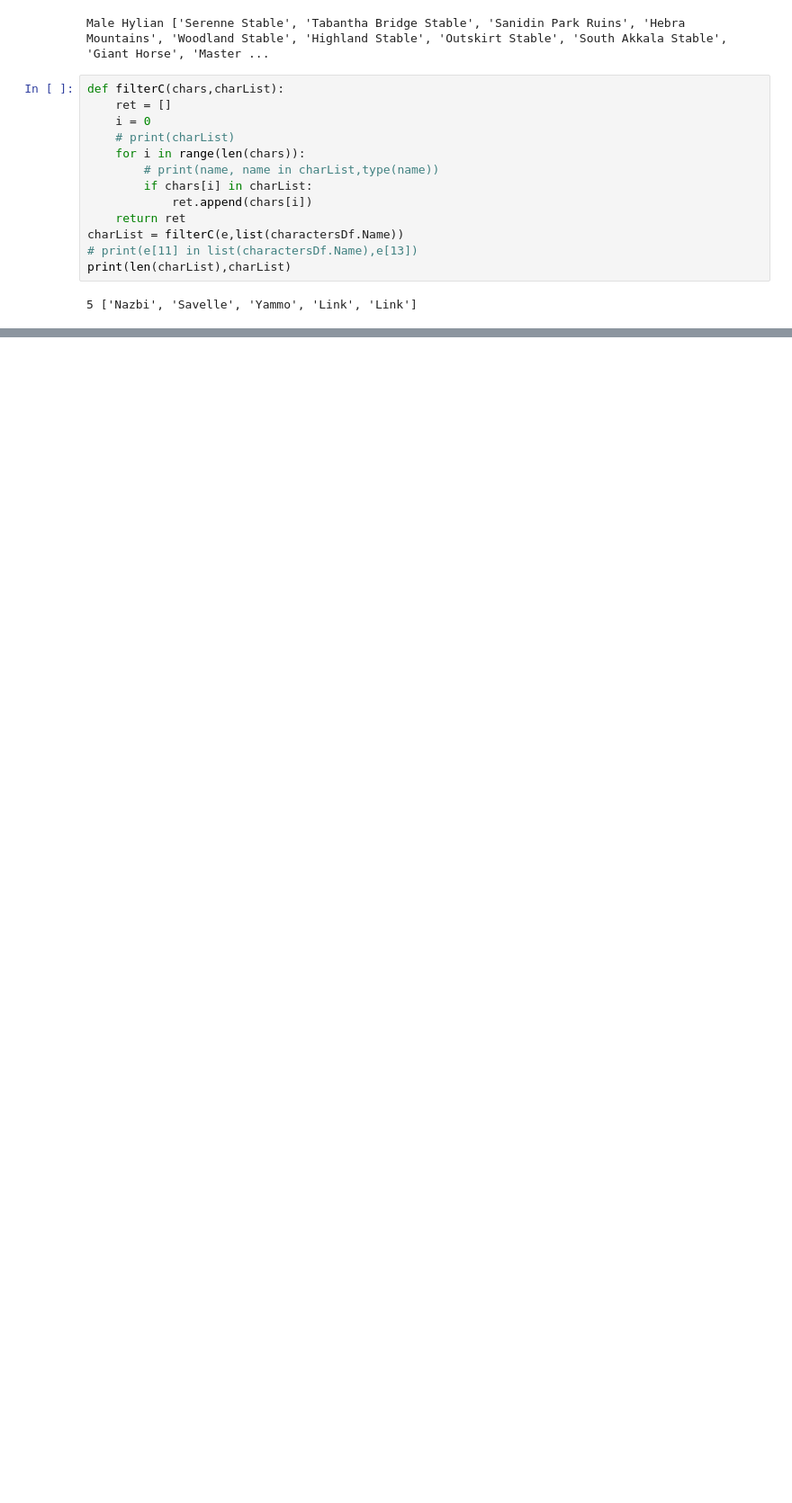
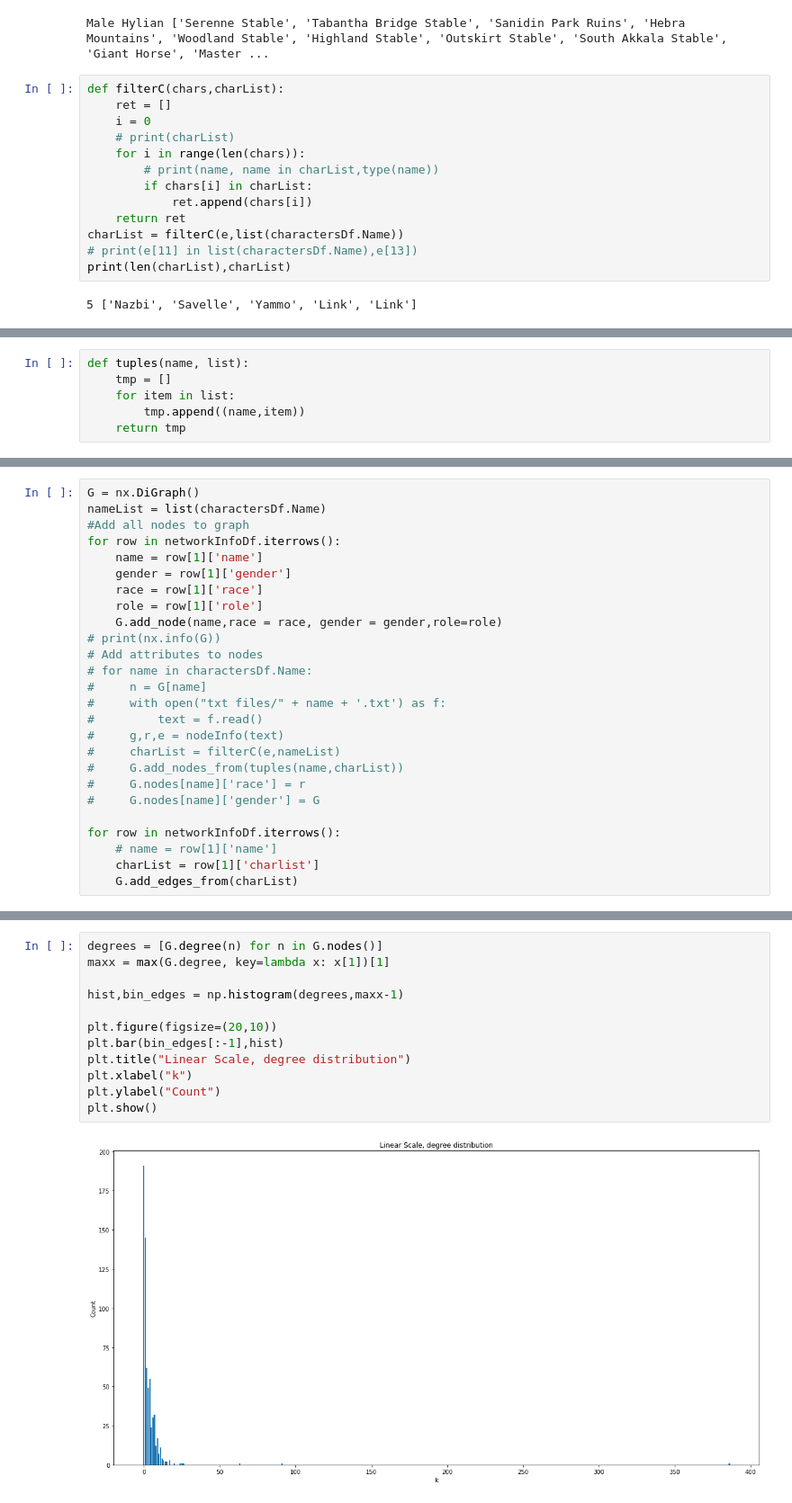
Before and after one commit to BerglindLilja/DataQueens, a Jupyter notebook: vika 4/botwNetwork.ipynb, the cells around one changed output, grey strips where cells are left out. Shown: that part at 90% size. Cells and saved outputs as stored; diff of their text form; blank space fills up the shorter version.

Commit message:
network komið inn

```diff
--- a/vika 4/botwNetwork.ipynb
+++ b/vika 4/botwNetwork.ipynb
@@ -128,0 +142,6 @@ print(len(charList),charList)
+# %%
+def tuples(name, list):
+    tmp = []
+    for item in list:
+        tmp.append((name,item))
+    return tmp
@@ -128,0 +174,26 @@ print(len(charList),charList)
+# %%
+G = nx.DiGraph()
+nameList = list(charactersDf.Name)
+#Add all nodes to graph
+for row in networkInfoDf.iterrows():
+    name = row[1]['name']
+    gender = row[1]['gender']
+    race = row[1]['race']
+    role = row[1]['role']
+    G.add_node(name,race = race, gender = gender,role=role)
+# print(nx.info(G))
+# Add attributes to nodes
+# for name in charactersDf.Name:
+#     n = G[name]
+#     with open("txt files/" + name + '.txt') as f:
+#         text = f.read()
+#     g,r,e = nodeInfo(text)
+#     charList = filterC(e,nameList)
+#     G.add_nodes_from(tuples(name,charList))
+#     G.nodes[name]['race'] = r
+#     G.nodes[name]['gender'] = G
+
+for row in networkInfoDf.iterrows():
+    # name = row[1]['name']
+    charList = row[1]['charlist']
+    G.add_edges_from(charList)
@@ -128,0 +219,14 @@ print(len(charList),charList)
+# %%
+degrees = [G.degree(n) for n in G.nodes()]
+maxx = max(G.degree, key=lambda x: x[1])[1]
+
+hist,bin_edges = np.histogram(degrees,maxx-1)
+
+plt.figure(figsize=(20,10))
+plt.bar(bin_edges[:-1],hist)
+plt.title("Linear Scale, degree distribution")
+plt.xlabel("k")
+plt.ylabel("Count")
+plt.show()
+# %% [output]
+[figure, added]
```
Also changed, not shown: parts of 13 cells of this notebook.
